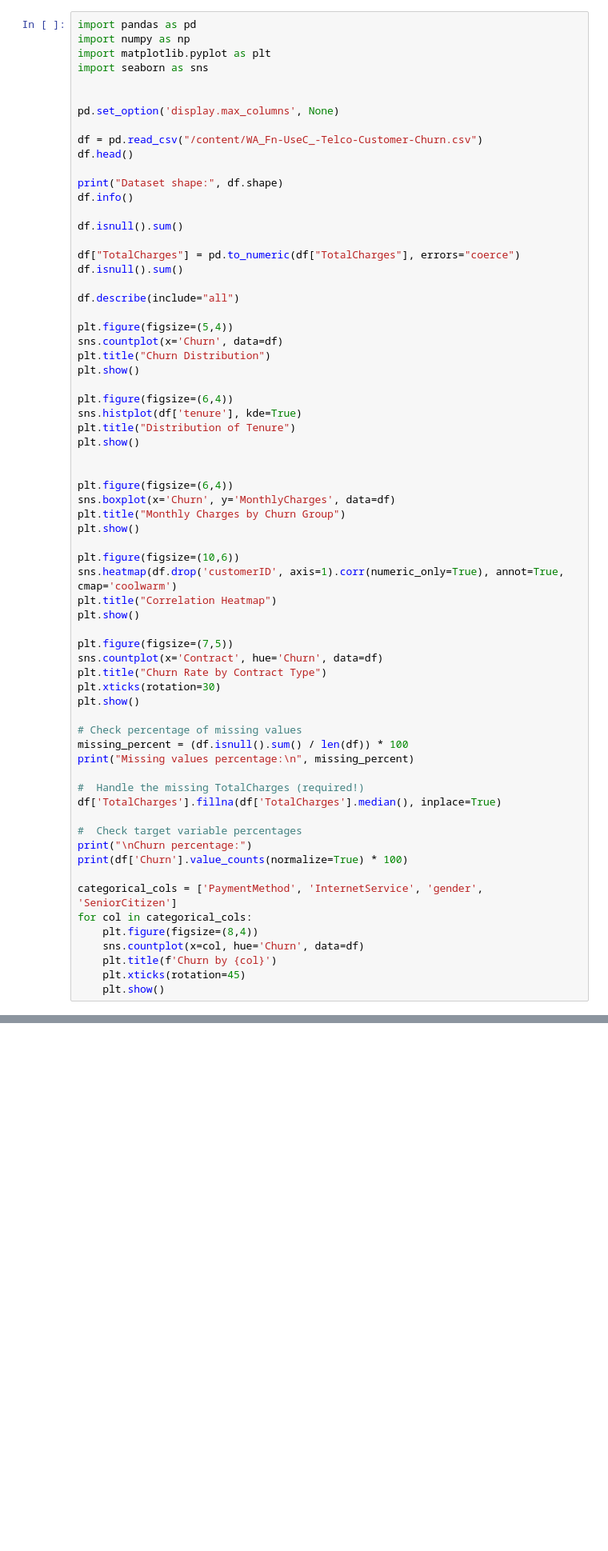
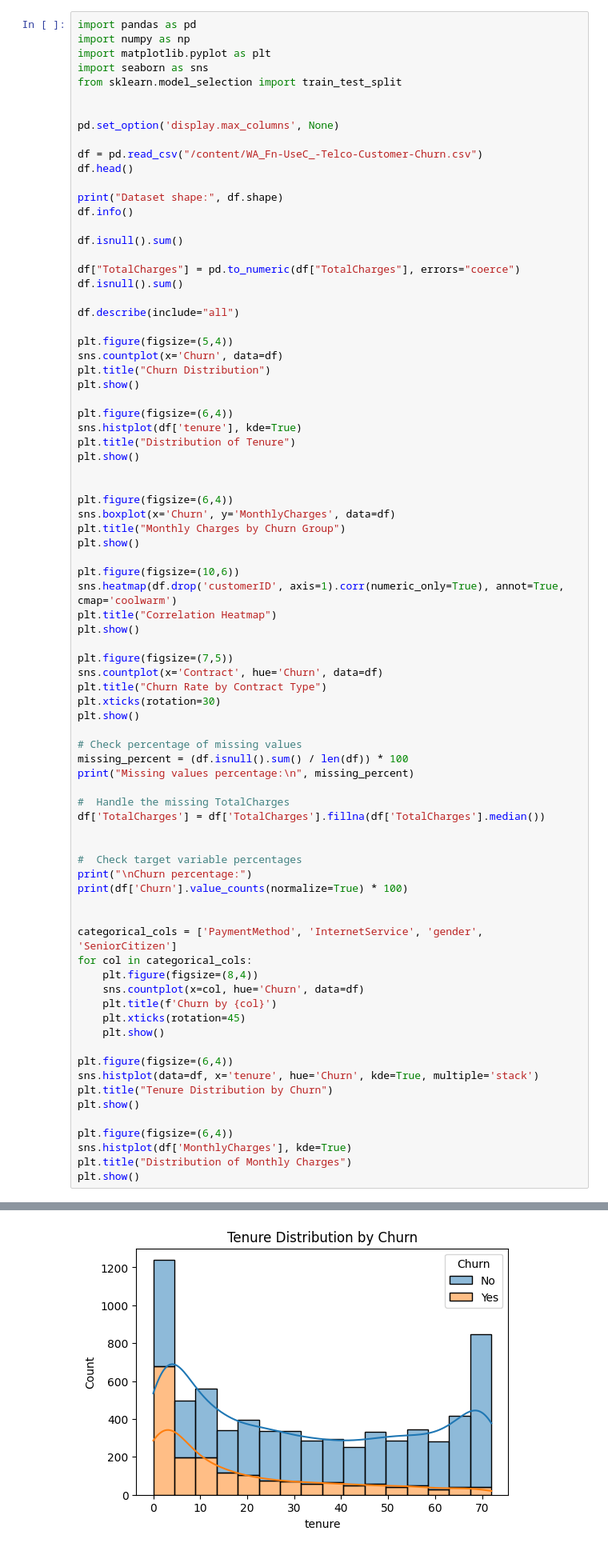
Before and after one commit to ravindu556/cm2604-telco-churn, a Jupyter notebook: telco_churn.ipynb, the cells around one changed output, grey strips where cells are left out. Shown at 80% size. Saved outputs shown, nothing was run; the diff lists cells and outputs as text; blank space fills up the shorter version.

```diff
--- a/telco_churn.ipynb
+++ b/telco_churn.ipynb
@@ -5,6 +5,7 @@ import pandas as pd
 import numpy as np
 import matplotlib.pyplot as plt
 import seaborn as sns
+from sklearn.model_selection import train_test_split
 
 
 pd.set_option('display.max_columns', None)
@@ -53,12 +54,14 @@ plt.show()
 missing_percent = (df.isnull().sum() / len(df)) * 100
 print("Missing values percentage:\n", missing_percent)
 
-#  Handle the missing TotalCharges (required!)
-df['TotalCharges'].fillna(df['TotalCharges'].median(), inplace=True)
+#  Handle the missing TotalCharges
+df['TotalCharges'] = df['TotalCharges'].fillna(df['TotalCharges'].median())
+
 
 #  Check target variable percentages
 print("\nChurn percentage:")
 print(df['Churn'].value_counts(normalize=True) * 100)
+
 
 categorical_cols = ['PaymentMethod', 'InternetService', 'gender', 'SeniorCitizen']
 for col in categorical_cols:
@@ -67,6 +70,16 @@ for col in categorical_cols:
     plt.title(f'Churn by {col}')
     plt.xticks(rotation=45)
     plt.show()
+
+plt.figure(figsize=(6,4))
+sns.histplot(data=df, x='tenure', hue='Churn', kde=True, multiple='stack')
+plt.title("Tenure Distribution by Churn")
+plt.show()
+
+plt.figure(figsize=(6,4))
+sns.histplot(df['MonthlyCharges'], kde=True)
+plt.title("Distribution of Monthly Charges")
+plt.show()
 # %% [output]
 Dataset shape: (7043, 21)
 <class 'pandas.core.frame.DataFrame'>
@@ -116,4 +123,5 @@ For example, when doing 'df[col].method(value, inplace=True)', try using 'df.met
 [figure]
 [figure]
 [figure]
 [figure]
+[figure, added]
```
Also changed, not shown: parts of 1 cell of this notebook.
